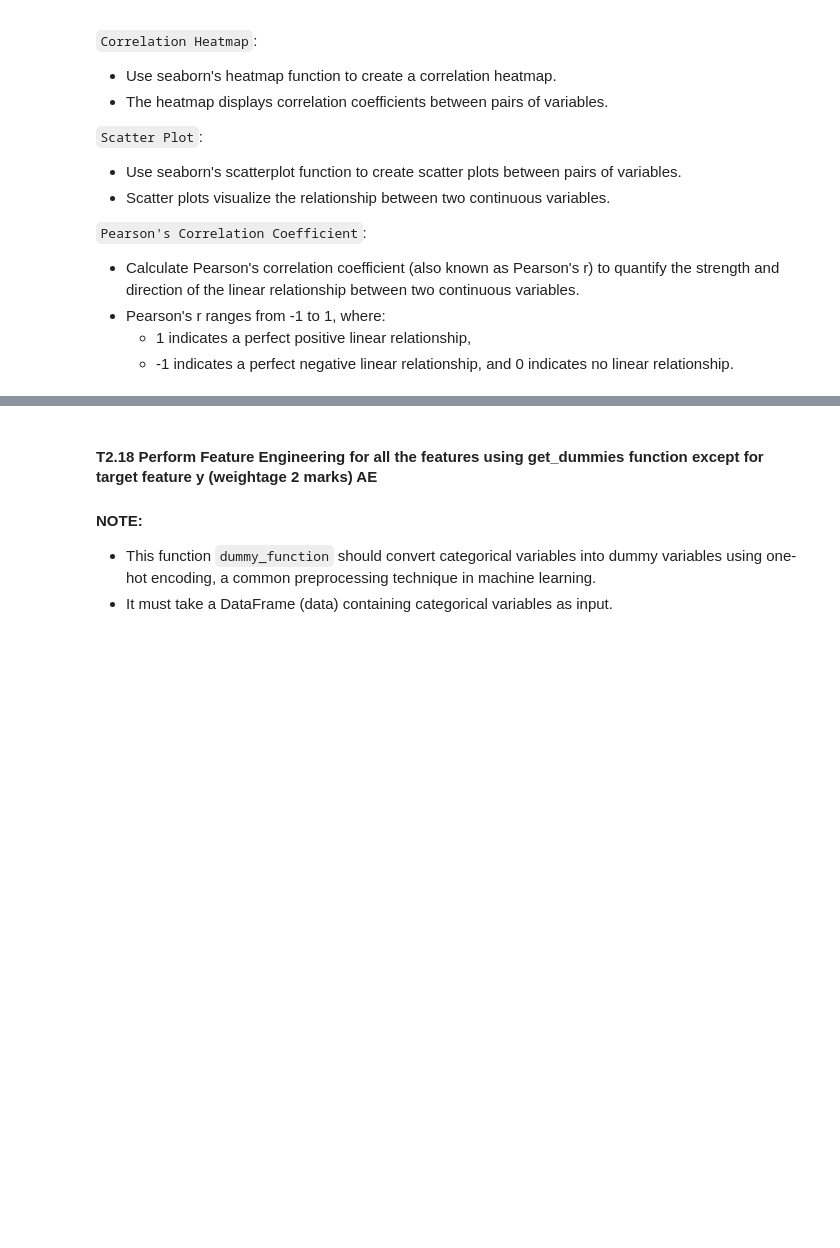
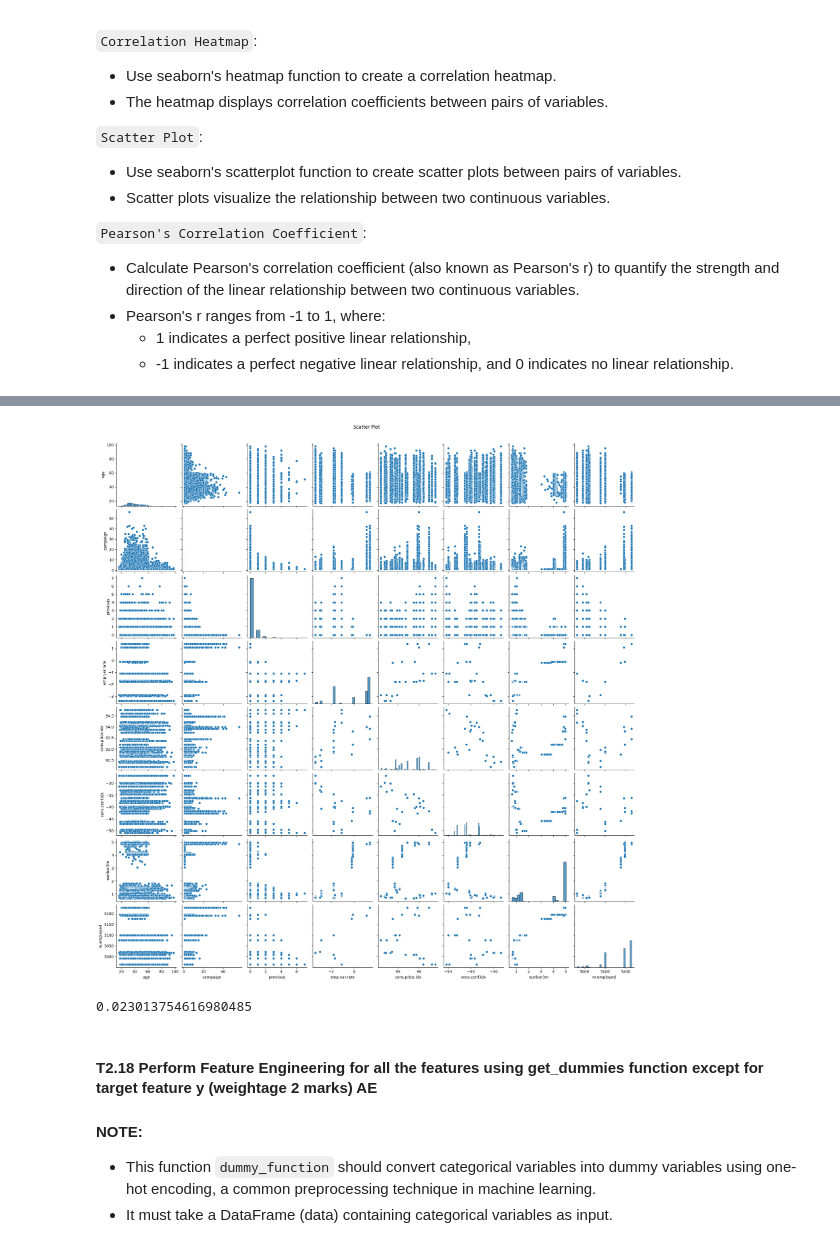
Before and after one commit to talwargit/classification_ml_model, a Jupyter notebook: Assessment.ipynb, the cells around one changed output, grey strips where cells are left out. Saved outputs shown, nothing was run; the diff lists cells and outputs as text; code cells hidden in the pictures; blank space fills up the shorter version.

```diff
--- a/Assessment.ipynb
+++ b/Assessment.ipynb
@@ -1130,3 +1143,14 @@ memory usage: 6.0+ MB
+# %%
+sns.pairplot(df)
+plt.suptitle("Scatter Plot",y=1.02)
+plt.show()
+# %% [output]
+[figure, added]
+# %%
+pearson_corr = df['age'].corr(df['previous'])
+pearson_corr
+# %% [output]
+0.023013754616980485
 # %% [markdown]
 #### T2.18	Perform Feature Engineering for all the features using get_dummies function except for target feature y  (weightage 2 marks) AE
 
```
Also changed, not shown: parts of 19 cells of this notebook.
